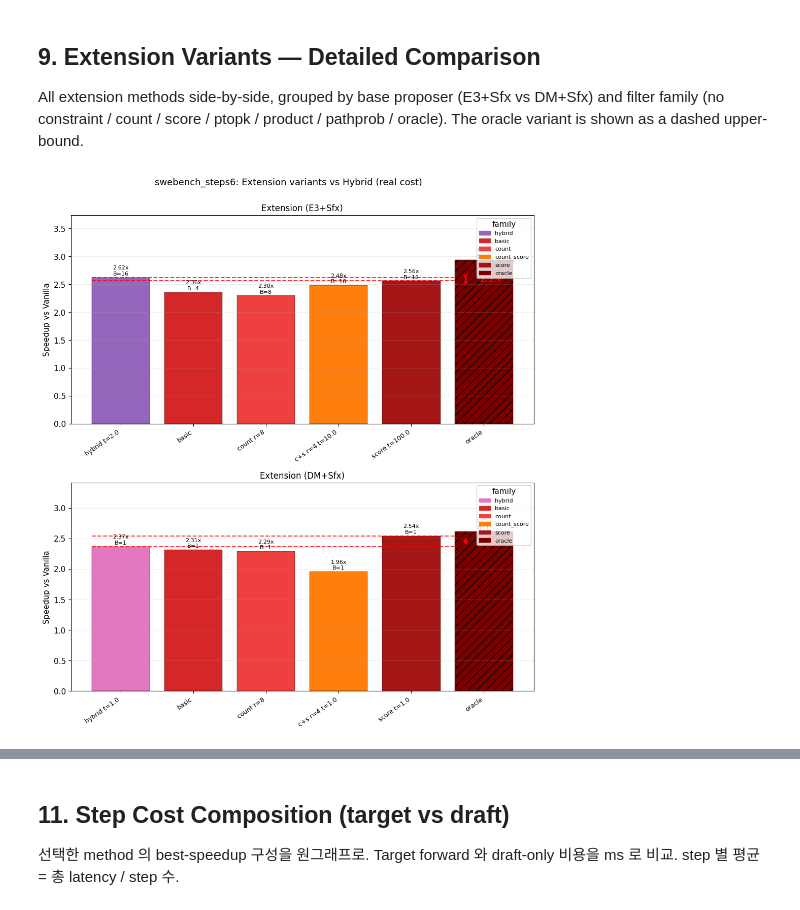
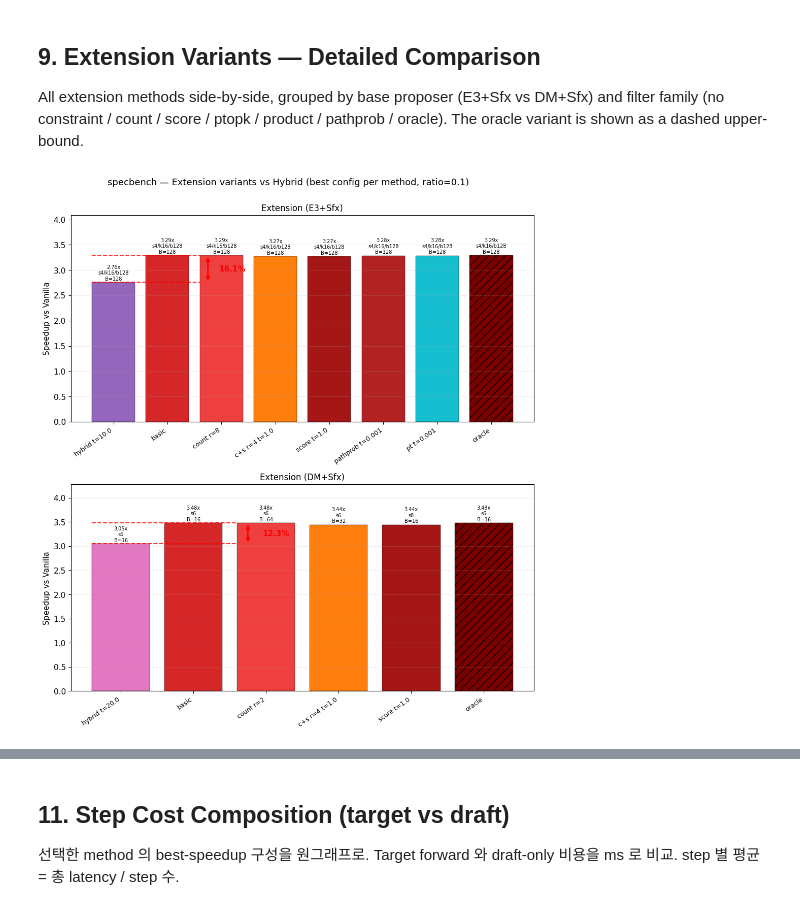
Before and after one commit to xogusrns123/advance-spec, a Jupyter notebook: simulation/notebooks/compare_methods.ipynb, the cells around one changed output, grey strips where cells are left out. Cells and saved outputs as stored; diff of their text form; code cells hidden in the pictures.

```diff
--- a/simulation/notebooks/compare_methods.ipynb
+++ b/simulation/notebooks/compare_methods.ipynb
@@ -434,7 +657,8 @@ else:
 # %% [markdown]
 ## 3. Speedup vs MAT Scatter
 # %%
-mdf_both = mdf[mdf['mat'] > 0].copy()
+# Uses mdf_global (best-per-method across ALL configs).
+mdf_both = mdf_global[mdf_global['mat'] > 0].copy()
 
 if len(mdf_both) > 0:
     fig, ax = plt.subplots(figsize=(10, 7))
@@ -489,13 +713,14 @@ plt.show()
 # %% [markdown]
 ## 5. Summary Table
 # %%
+# Uses mdf_global (best-per-method across ALL configs).
 print(f"{'='*75}")
 print(f"{SELECTED}: {workload_name} ({COST_LABEL})")
 print(f"{'='*75}")
 print()
 print(f"{'Method':<32} {'Budget':>6} {'Speedup':>9} {'MAT':>6}")
 print('-' * 57)
-for _, r in mdf.iterrows():
+for _, r in mdf_global.iterrows():
     mat_str = f"{r['mat']:.2f}" if r['mat'] > 0 else '-'
     print(f"{r['label']:<32} B={r['best_budget']:>3}  {r['speedup']:>7.2f}x {mat_str:>6}")
 print(f"{'='*75}")
@@ -686,7 +932,7 @@ All extension methods side-by-side, grouped by base proposer (E3+Sfx vs
 DM+Sfx) and filter family (no constraint / count / score / ptopk / product /
 pathprob / oracle). The oracle variant is shown as a dashed upper-bound.
 # %%
-if len(mdf_ext) == 0:
+if len(mdf_ext_global) == 0:
     print("No extension variants in this artifact.")
 else:
     # All extension families. Per-family best variant is selected.
@@ -701,19 +947,20 @@ else:
         'pt':          '#17becf',
         'oracle':      '#7a0000',
     }
-    mdf_ext = mdf_ext[mdf_ext['ext_family'].isin(FAMILY_ORDER)].copy()
+    mdf_ext_global = mdf_ext_global[mdf_ext['ext_family'].isin(FAMILY_ORDER)].copy()
     HYBRID_COLOR = {'e3': '#9467bd', 'dm': '#e377c2'}
 
     # Keep only the best variant per (base, family) to reduce clutter.
     best_per_fam = (
-        mdf_ext.sort_values('speedup', ascending=False)
+        mdf_ext_global.sort_values('speedup', ascending=False)
                .drop_duplicates(subset=['ext_base', 'ext_family'])
                .reset_index(drop=True)
     )
 
     # Pull in hybrid baselines for fair comparison — best threshold per
     # (Sfx->E3) / (Sfx->DM) family, already captured in mdf_all.
-    hybrid_rows = mdf_all[mdf_all['method'].str.startswith('hybrid_')].copy()
+    hybrid_rows = mdf_global_all[mdf_global_all['method'].str.startswith('hybrid_')].copy()
+    hybrid_rows['cfg_tag'] = hybrid_rows.apply(_cfg_tag, axis=1)
     def _hybrid_base(m):
         if m.startswith('hybrid_e3'): return 'e3'
         if m.startswith('hybrid_dm'): return 'dm'
@@ -753,10 +1000,23 @@ else:
                 bar.set_hatch('//')
                 bar.set_edgecolor('black')
 
-        _max_b = int(df['budget'].max())
-        for i, (spd, b) in enumerate(zip(sub['speedup'], sub['best_budget'])):
-            txt = f'{spd:.2f}x' if int(b) == _max_b else f'{spd:.2f}x\nB={b}'
-            ax.text(i, spd + 0.02, txt, ha='center', va='bottom', fontsize=8)
+        # Per-bar label: include cfg_tag (s/k/b) + B=internal for E3-based methods;
+        # for DM-based/hybrid_dm, only s suffix (since DM is linear chain).
+        for i, row in sub.reset_index(drop=True).iterrows():
+            spd = row['speedup']
+            ib = row['best_budget']
+            cfg = row.get('cfg_tag', '?')
+            fam = row['ext_family']
+            name = row['method']
+            is_dm = (row.get('ext_base') == 'dm'
+                     or name.startswith('hybrid_dm'))
+            if is_dm:
+                s_val = row.get('cfg_steps')
+                tag = f'steps={s_val}' if s_val is not None else cfg
+            else:
+                tag = cfg
+            txt = f'{spd:.2f}x\n{tag}\nB={ib}'
+            ax.text(i, spd + 0.02, txt, ha='center', va='bottom', fontsize=7)
 
         # Draw gap annotation: best realistic extension vs best hybrid.
         realistic = sub[(sub['ext_family'] != 'oracle')
@@ -836,50 +1096,38 @@ else:
         ax.set_ylabel('Speedup vs Vanilla')
         ax.grid(axis='y', alpha=0.2)
 
-        # legend: hybrid first, then families present
-        present_fams = list(sub['ext_family'].unique())
-        legend_order = (['hybrid'] if 'hybrid' in present_fams else []) + \
-                       [f for f in FAMILY_ORDER if f in present_fams]
-        handles = []
-        labels_legend = []
-        for f in legend_order:
-            color = (HYBRID_COLOR.get(base) if f == 'hybrid'
-                     else FAMILY_COLOR.get(f, '#7f7f7f'))
-            handles.append(plt.Rectangle((0, 0), 1, 1, color=color))
-            labels_legend.append(f)
-        ax.legend(handles, labels_legend, fontsize=8, loc='upper right',
-                  title='family')
+        # (legend removed — bar colors + x-tick labels carry method info)
 
     plt.suptitle(
-        f'{SELECTED}: Extension variants vs Hybrid ({COST_LABEL})',
+        f'{SELECTED_WORKLOAD} — Extension variants vs Hybrid (best config per method, {COST_LABEL})',
         fontsize=13, y=1.00)
     plt.tight_layout()
     plt.show()
 
     # Summary table (best per family + hybrids)
     print()
     print("=" * 75)
-    print(f"{SELECTED}: Best per family (extension) + hybrid baselines")
+    print(f"{SELECTED_WORKLOAD}: Best per method (extension + hybrid)")
     print("=" * 75)
     for base, title in bases:
         hyb = hybrid_rows[hybrid_rows['ext_base'] == base]
         ext = best_per_fam[best_per_fam['ext_base'] == base]
         if len(hyb) == 0 and len(ext) == 0:
             continue
         print(f"\n[{title}]")
-        print(f"  {'family':<10} {'best variant':<35} {'B':>5} {'spd':>7} {'mat':>6}")
+        print(f"  {'method':<10} {'best variant':<35} {'B':>5} {'spd':>7} {'mat':>6}")
         for _, r in hyb.iterrows():
             print(f"  {'hybrid':<10} {r['method']:<35} "
                   f"{int(r['best_budget']):>5} "
                   f"{r['speedup']:>6.2f}x {r['mat']:>6.2f}")
         ext_sorted = ext.copy()
         ext_sorted['fam_order'] = ext_sorted['ext_family'].map(
             lambda f: FAMILY_ORDER.index(f) if f in FAMILY_ORDER else 99)
         ext_sorted = ext_sorted.sort_values('fam_order')
         for _, r in ext_sorted.iterrows():
             print(f"  {r['ext_family']:<10} {r['method']:<35} "
                   f"{int(r['best_budget']):>5} "
                   f"{r['speedup']:>6.2f}x {r['mat']:>6.2f}")
 # %% [output]
-[figure, old version]
+[figure, new version]
 ===========================================================================
```
Also changed, not shown: parts of 18 cells of this notebook, 2 other files.
